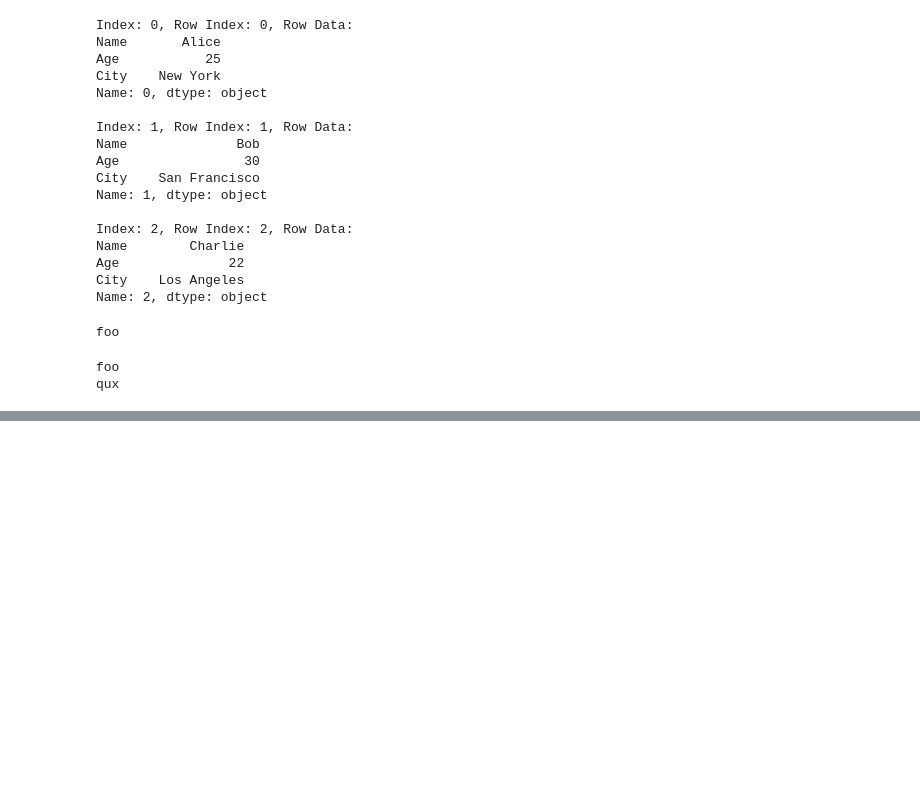
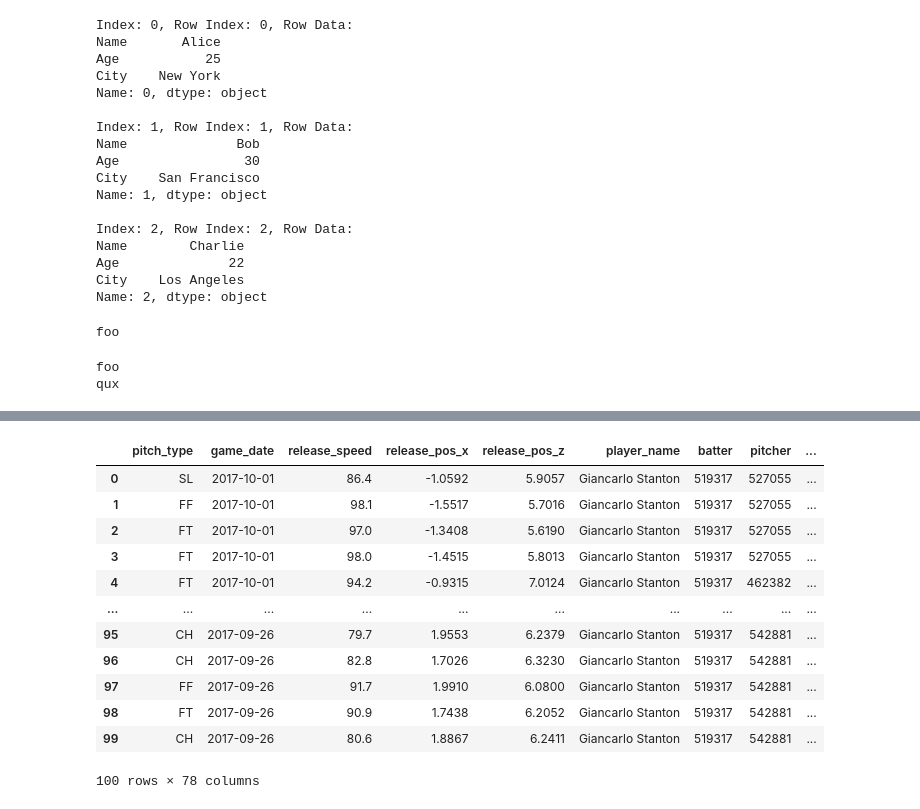
Before and after one commit to Ransinghsatyajitray/Real_Python_Practice, a Jupyter notebook: For_Loops_in_Python_Definite_Iteration.ipynb, the cells around one changed output, grey strips where cells are left out. Drawn from its saved outputs; the diff is of its cells as text; code cells hidden in the pictures; blank space fills up the shorter version.

```diff
--- a/For_Loops_in_Python_Definite_Iteration.ipynb
+++ b/For_Loops_in_Python_Definite_Iteration.ipynb
@@ -767,0 +1046,4 @@ qux
+# %%
+import pandas as pd
+judge = pd.read_csv("./basketball/judge.csv")
+stanton = pd.read_csv("./basketball/stanton.csv")
@@ -767,0 +1101,16 @@ qux
+# %%
+stanton.head(100)
+# %% [output]
+|  | pitch_type | game_date | release_speed | release_pos_x | release_pos_z | player_name | batter | pitcher | ... |
+| 0 | SL | 2017-10-01 | 86.4 | -1.0592 | 5.9057 | Giancarlo Stanton | 519317 | 527055 | ... |
+| 1 | FF | 2017-10-01 | 98.1 | -1.5517 | 5.7016 | Giancarlo Stanton | 519317 | 527055 | ... |
+| 2 | FT | 2017-10-01 | 97.0 | -1.3408 | 5.6190 | Giancarlo Stanton | 519317 | 527055 | ... |
+| 3 | FT | 2017-10-01 | 98.0 | -1.4515 | 5.8013 | Giancarlo Stanton | 519317 | 527055 | ... |
+| 4 | FT | 2017-10-01 | 94.2 | -0.9315 | 7.0124 | Giancarlo Stanton | 519317 | 462382 | ... |
+| ... | ... | ... | ... | ... | ... | ... | ... | ... | ... |
+| 95 | CH | 2017-09-26 | 79.7 | 1.9553 | 6.2379 | Giancarlo Stanton | 519317 | 542881 | ... |
+| 96 | CH | 2017-09-26 | 82.8 | 1.7026 | 6.3230 | Giancarlo Stanton | 519317 | 542881 | ... |
+| 97 | FF | 2017-09-26 | 91.7 | 1.9910 | 6.0800 | Giancarlo Stanton | 519317 | 542881 | ... |
+| 98 | FT | 2017-09-26 | 90.9 | 1.7438 | 6.2052 | Giancarlo Stanton | 519317 | 542881 | ... |
+| 99 | CH | 2017-09-26 | 80.6 | 1.8867 | 6.2411 | Giancarlo Stanton | 519317 | 542881 | ... |
+100 rows × 78 columns
```
Also changed, not shown: parts of 27 cells of this notebook, 3 other files.
